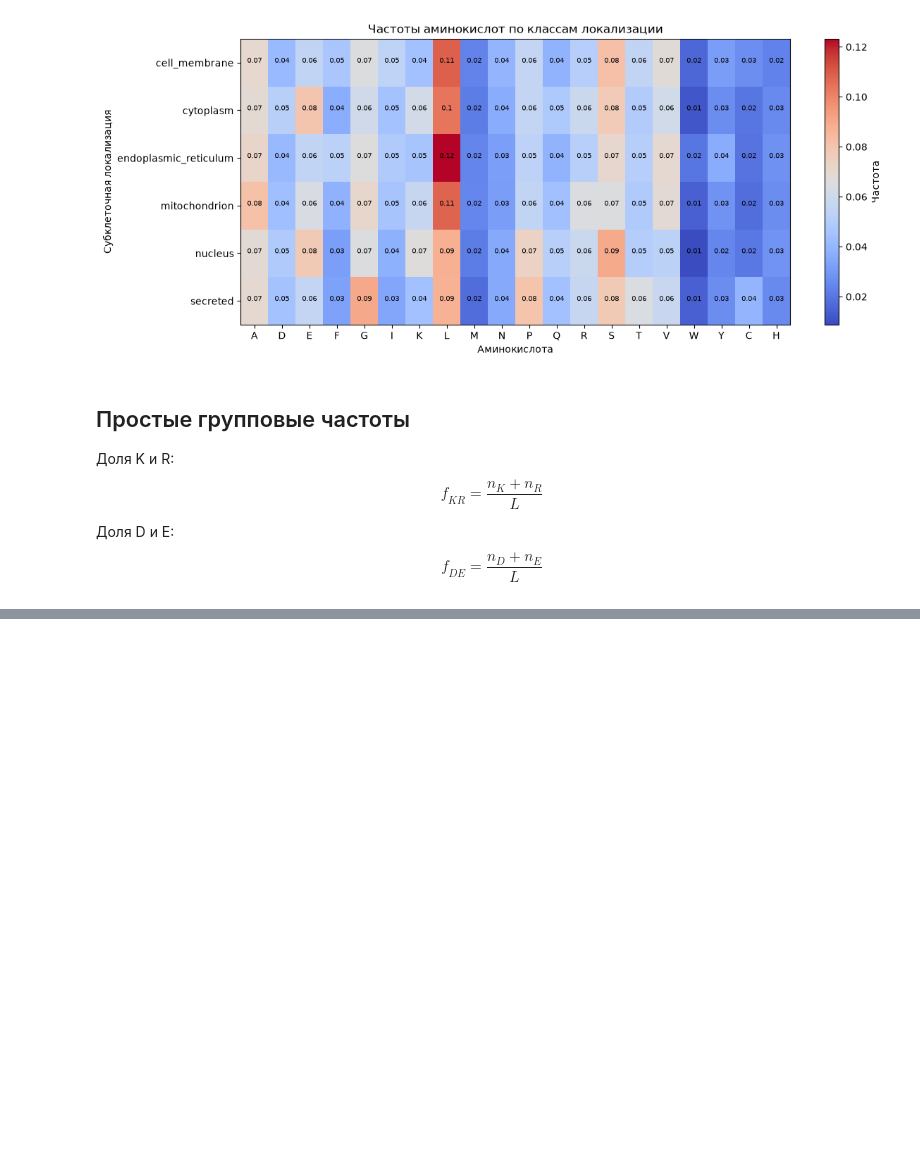
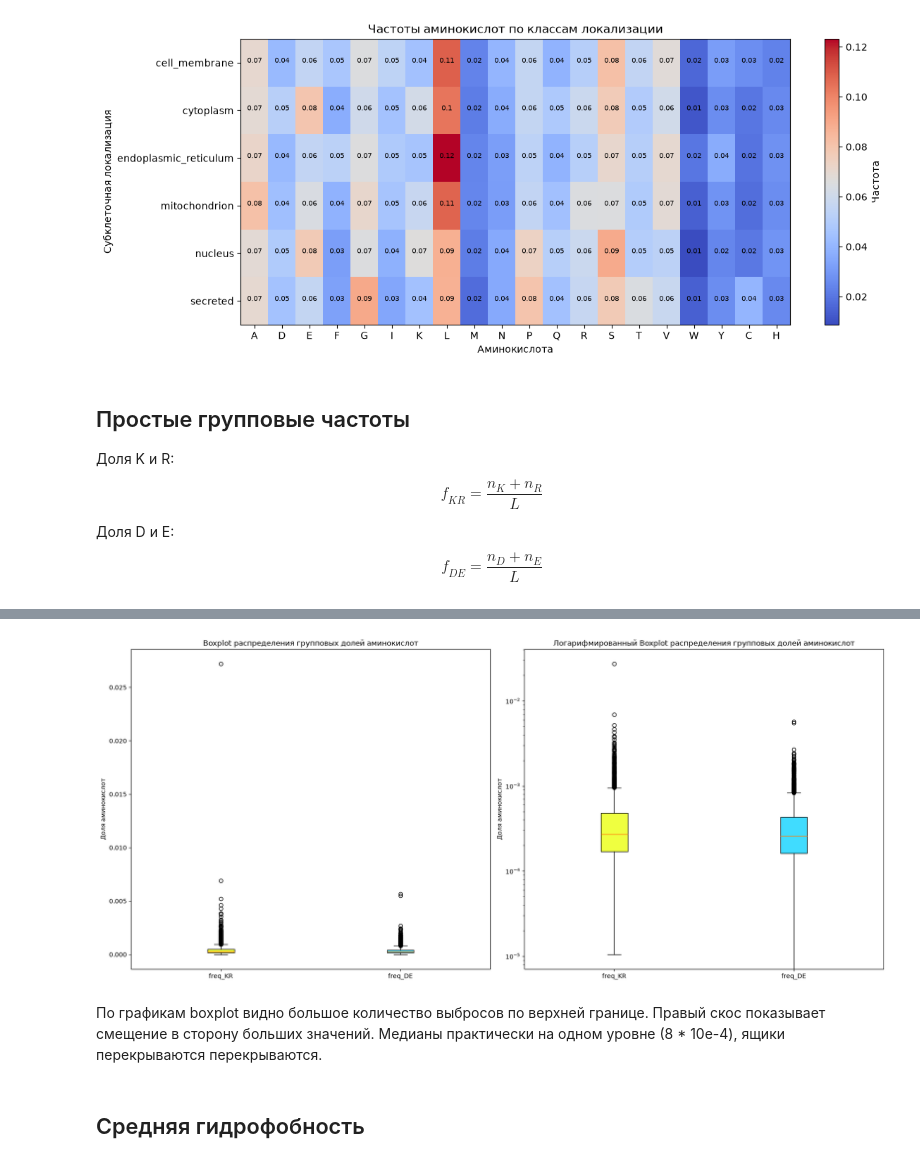
Before and after one commit to EnemyOfDeath7/protein-localization-project, a Jupyter notebook: notebooks/03_eda.ipynb, the cells around one changed output, grey strips where cells are left out. Cells and saved outputs as stored; diff of their text form; code cells hidden in the pictures; blank space fills up the shorter version.

```diff
--- a/notebooks/03_eda.ipynb
+++ b/notebooks/03_eda.ipynb
@@ -310,3 +310,13 @@ $$ 𝑓_{𝐾𝑅} = \frac{𝑛_{𝐾} + 𝑛_{𝑅}}{𝐿} $$
 
 Доля D и E:
 $$ 𝑓_{DE} = \frac{𝑛_{D} + 𝑛_{E}}{𝐿} $$
+# %%
+# Доля K и R
+freq_aa["freq_KR"] = (freq_aa["freq_K"] + freq_aa["freq_R"]) / freq_aa["Length"]
+print(f"Средняя доля группы K и R: {freq_aa["freq_KR"].mean()}")
+
+# Доля D и E
+freq_aa["freq_DE"] = (freq_aa["freq_D"] + freq_aa["freq_E"]) / freq_aa["Length"]
+print(f"Средняя доля группы D и E: {freq_aa["freq_DE"].mean()}")
+
+freq_aa[["Sequence", "Length", "freq_KR", "freq_DE"]]
@@ -312,0 +339,31 @@ $$ 𝑓_{DE} = \frac{𝑛_{D} + 𝑛_{E}}{𝐿} $$
+# %%
+fig, axes = plt.subplots(1, 2, figsize=(18, 8))
+
+bp1 = axes[0].boxplot([freq_aa["freq_KR"], freq_aa["freq_DE"]], patch_artist=True)
+
+axes[0].set_title("Boxplot распределения групповых долей аминокислот")
+axes[0].set_xticklabels(labels=["freq_KR", "freq_DE"])
+
+axes[0].set_ylabel("Доля аминокислот")
+
+bp2 = axes[1].boxplot([freq_aa["freq_KR"], freq_aa["freq_DE"]], patch_artist=True)
+
+axes[1].set_title("Логарифмированный Boxplot распределения групповых долей аминокислот")
+axes[1].set_xticklabels(labels=["freq_KR", "freq_DE"])
+
+axes[1].set_ylabel("Доля аминокислот")
+
+axes[1].set_yscale("log")
+
+for bp in [bp1, bp2]:
+    bp["boxes"][0].set_facecolor("#efff40")
+    bp["boxes"][1].set_facecolor("#40dcff")
+
+plt.tight_layout()
+plt.show()
+# %% [output]
+[figure, added]
+# %% [markdown]
+По графикам boxplot видно большое количество выбросов по верхней границе. Правый скос показывает смещение в сторону больших значений. Медианы практически на одном уровне (8 * 10e-4), ящики перекрываются перекрываются.
+# %% [markdown]
+## Средняя гидрофобность
```
Also changed, not shown: parts of 4 cells of this notebook, 1 other file.
